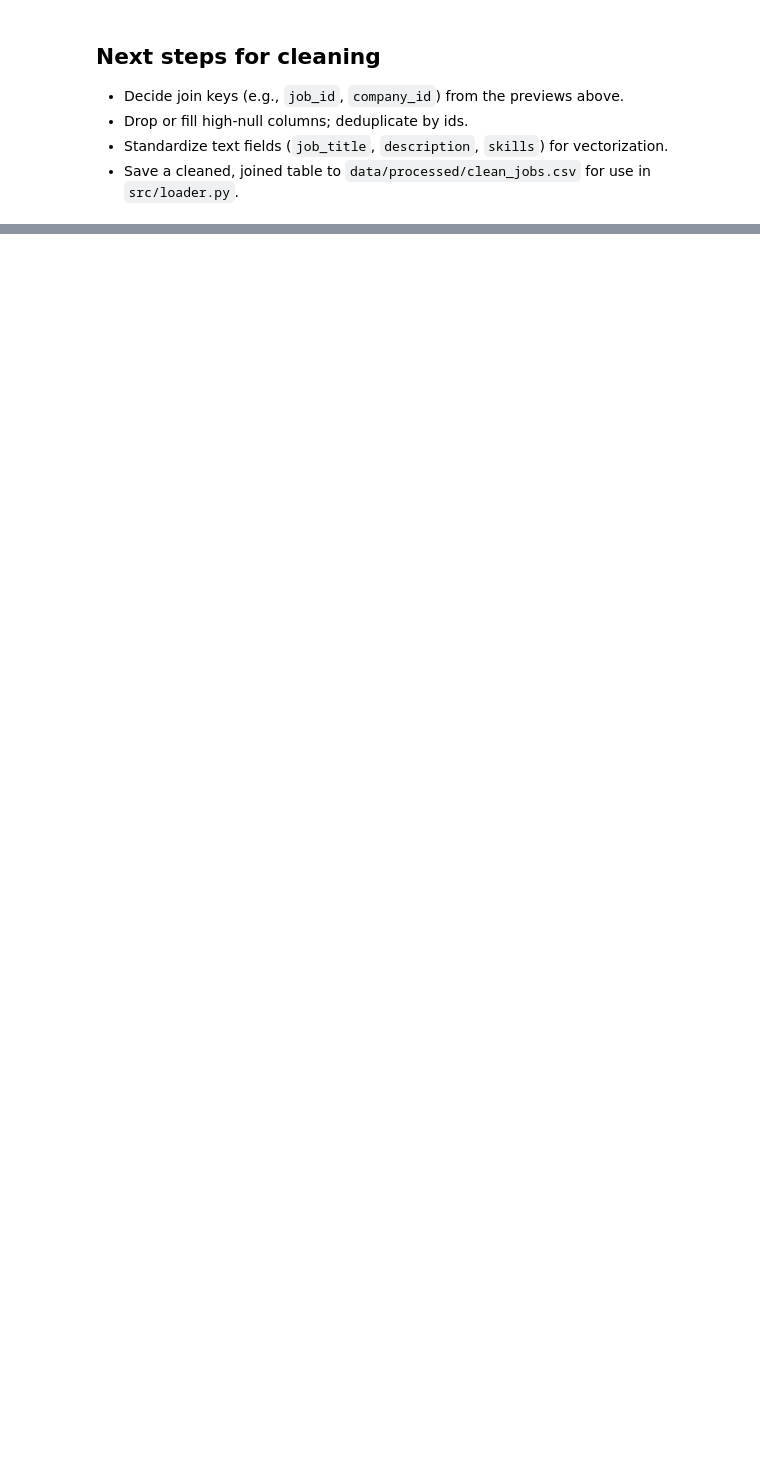
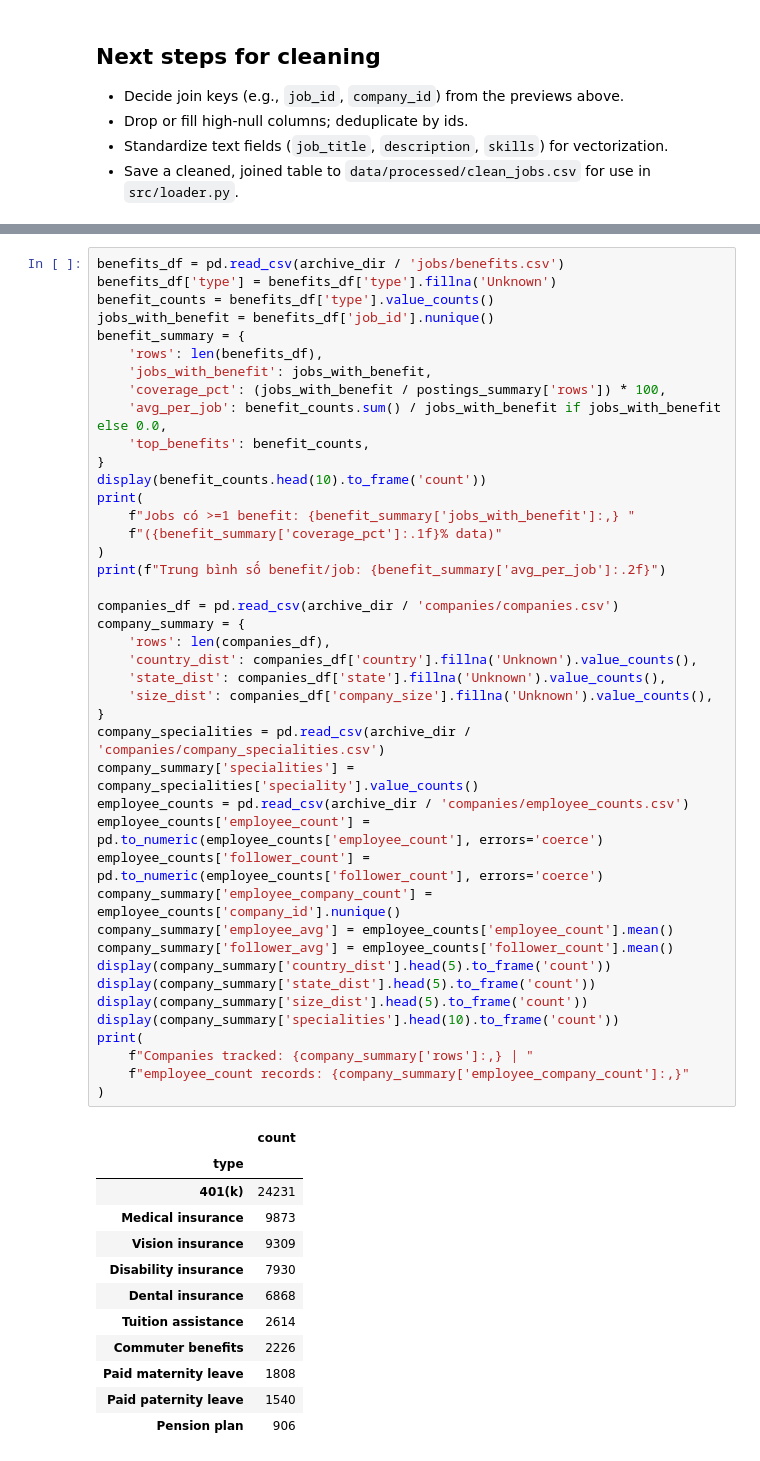
Before and after one commit to sakanaowo/DS-RS, a Jupyter notebook: notebooks/1_data_cleaning.ipynb, the cells around one changed output, grey strips where cells are left out. Drawn from its saved outputs; the diff is of its cells as text; blank space fills up the shorter version.

```diff
--- a/notebooks/1_data_cleaning.ipynb
+++ b/notebooks/1_data_cleaning.ipynb
@@ -120,0 +448,55 @@ for name, path in key_paths.items():
+# %%
+benefits_df = pd.read_csv(archive_dir / 'jobs/benefits.csv')
+benefits_df['type'] = benefits_df['type'].fillna('Unknown')
+benefit_counts = benefits_df['type'].value_counts()
+jobs_with_benefit = benefits_df['job_id'].nunique()
+benefit_summary = {
+    'rows': len(benefits_df),
+    'jobs_with_benefit': jobs_with_benefit,
+    'coverage_pct': (jobs_with_benefit / postings_summary['rows']) * 100,
+    'avg_per_job': benefit_counts.sum() / jobs_with_benefit if jobs_with_benefit else 0.0,
+    'top_benefits': benefit_counts,
+}
+display(benefit_counts.head(10).to_frame('count'))
+print(
+    f"Jobs có >=1 benefit: {benefit_summary['jobs_with_benefit']:,} "
+    f"({benefit_summary['coverage_pct']:.1f}% data)"
+)
+print(f"Trung bình số benefit/job: {benefit_summary['avg_per_job']:.2f}")
+
+companies_df = pd.read_csv(archive_dir / 'companies/companies.csv')
+company_summary = {
+    'rows': len(companies_df),
+    'country_dist': companies_df['country'].fillna('Unknown').value_counts(),
+    'state_dist': companies_df['state'].fillna('Unknown').value_counts(),
+    'size_dist': companies_df['company_size'].fillna('Unknown').value_counts(),
+}
+company_specialities = pd.read_csv(archive_dir / 'companies/company_specialities.csv')
+company_summary['specialities'] = company_specialities['speciality'].value_counts()
+employee_counts = pd.read_csv(archive_dir / 'companies/employee_counts.csv')
+employee_counts['employee_count'] = pd.to_numeric(employee_counts['employee_count'], errors='coerce')
+employee_counts['follower_count'] = pd.to_numeric(employee_counts['follower_count'], errors='coerce')
+company_summary['employee_company_count'] = employee_counts['company_id'].nunique()
+company_summary['employee_avg'] = employee_counts['employee_count'].mean()
+company_summary['follower_avg'] = employee_counts['follower_count'].mean()
+display(company_summary['country_dist'].head(5).to_frame('count'))
+display(company_summary['state_dist'].head(5).to_frame('count'))
+display(company_summary['size_dist'].head(5).to_frame('count'))
+display(company_summary['specialities'].head(10).to_frame('count'))
+print(
+    f"Companies tracked: {company_summary['rows']:,} | "
+    f"employee_count records: {company_summary['employee_company_count']:,}"
+)
+# %% [output]
+|  | count |
+| type |  |
+| 401(k) | 24231 |
+| Medical insurance | 9873 |
+| Vision insurance | 9309 |
+| Disability insurance | 7930 |
+| Dental insurance | 6868 |
+| Tuition assistance | 2614 |
+| Commuter benefits | 2226 |
+| Paid maternity leave | 1808 |
+| Paid paternity leave | 1540 |
+| Pension plan | 906 |
```
Also changed, not shown: parts of 30 cells of this notebook, 11 other files.
